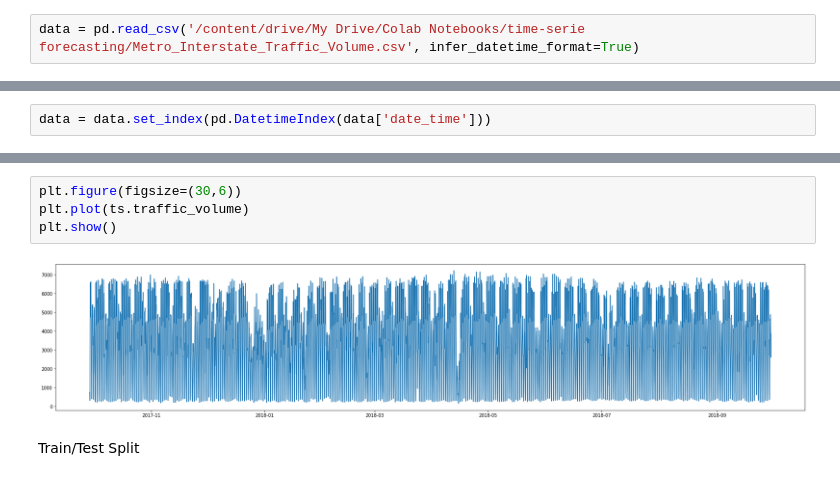
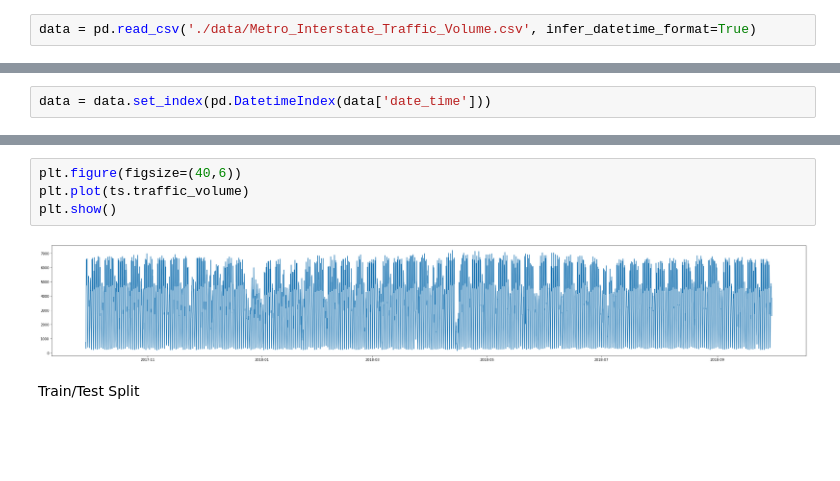
Before and after one commit to amine-akrout/Time-series-forecasting, a Jupyter notebook: Time_series_forecasting_using_Prophet.ipynb, the cells around one changed output, grey strips where cells are left out. Saved outputs shown, nothing was run; the diff lists cells and outputs as text; blank space fills up the shorter version.

```diff
--- a/Time_series_forecasting_using_Prophet.ipynb
+++ b/Time_series_forecasting_using_Prophet.ipynb
@@ -29,7 +21,7 @@ warnings.filterwarnings('ignore')
 # %% [markdown]
 **Import Data**
 # %%
-data = pd.read_csv('/content/drive/My Drive/Colab Notebooks/time-serie forecasting/Metro_Interstate_Traffic_Volume.csv', infer_datetime_format=True)
+data = pd.read_csv('./data/Metro_Interstate_Traffic_Volume.csv', infer_datetime_format=True)
 # %%
 data.head()
 # %% [output]
@@ -55,11 +47,11 @@ ts.head()
 | 2017-09-29 03:00:00 | None | 284.15 | 0.0 | 0.0 | 1 | Clear | sky is clear | 2017-09-29 03:00:00 | ... |
 | 2017-09-29 04:00:00 | None | 283.62 | 0.0 | 0.0 | 1 | Clear | sky is clear | 2017-09-29 04:00:00 | ... |
 # %%
-plt.figure(figsize=(30,6))
+plt.figure(figsize=(40,6))
 plt.plot(ts.traffic_volume)
 plt.show()
 # %% [output]
-[figure, old version]
+[figure, new version]
 # %% [markdown]
 Train/Test Split
 # %%
```
Also changed, not shown: parts of 17 cells of this notebook, 4 other files.
